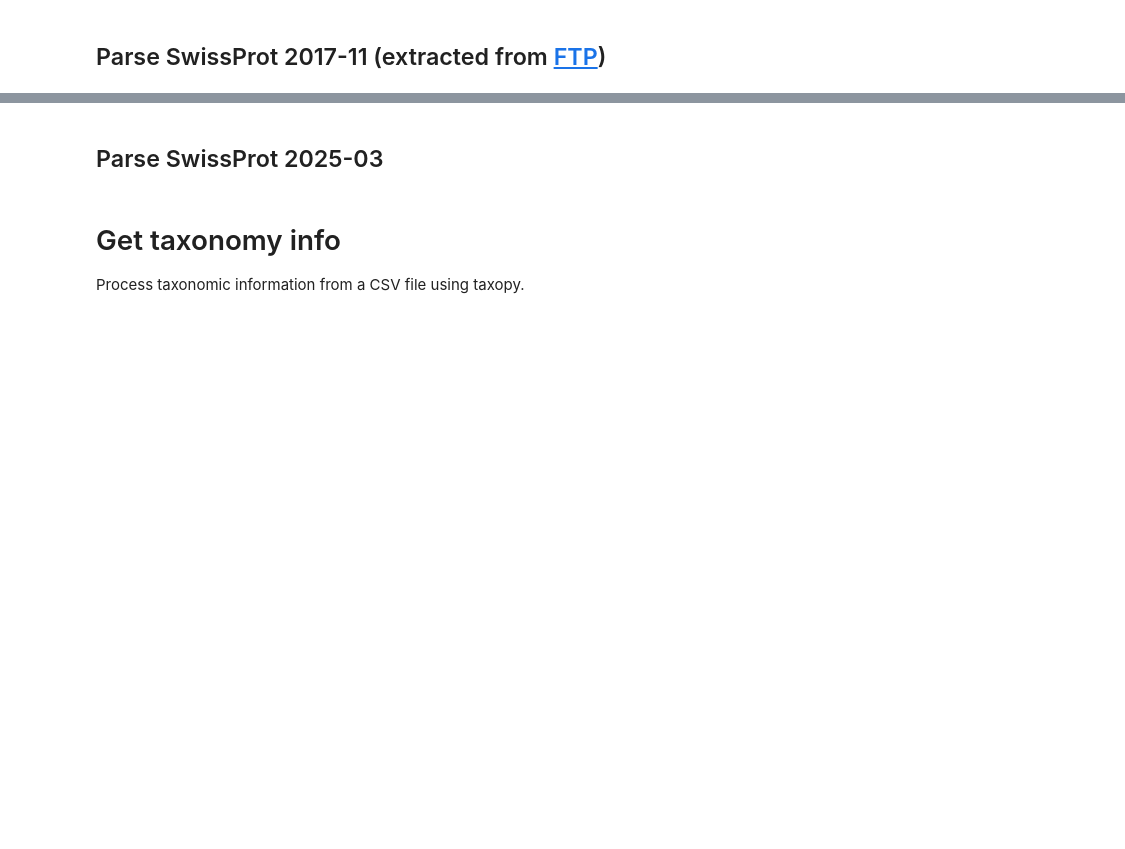
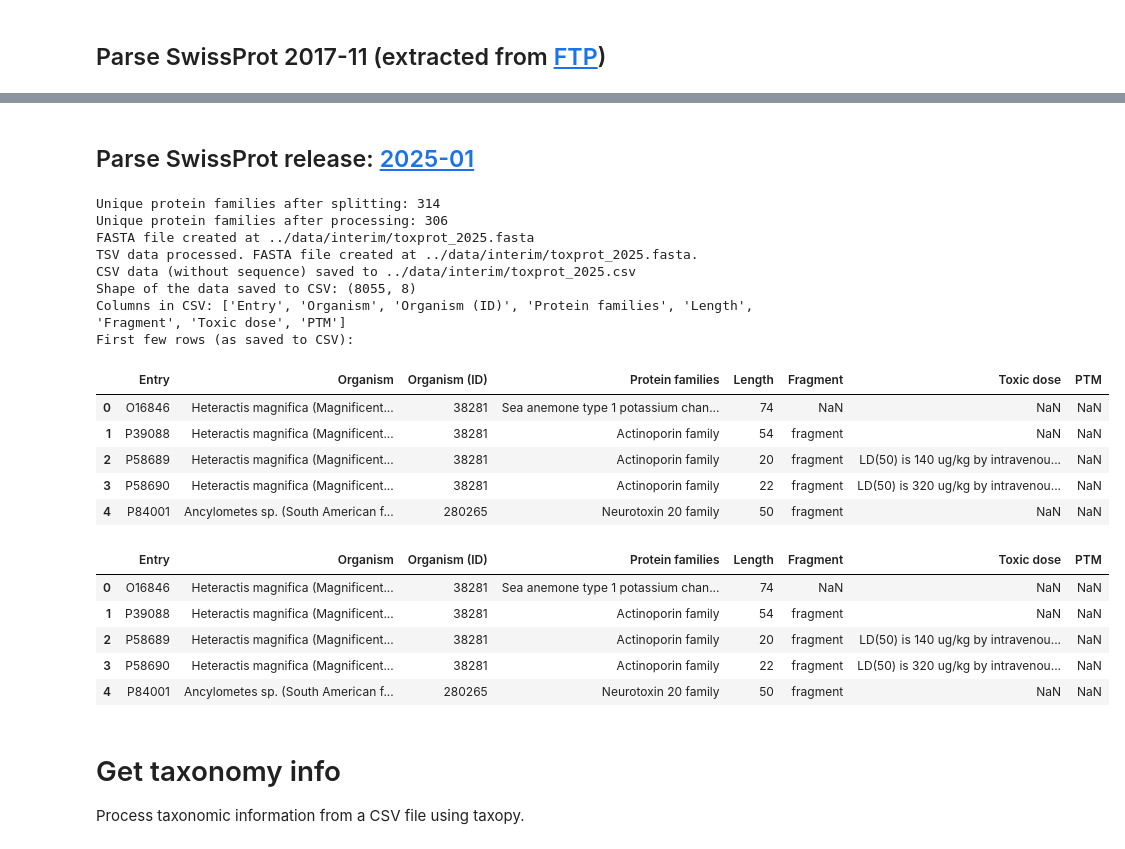
Before and after one commit to tsenoner/toxprot25, a Jupyter notebook: notebook/clean_data.ipynb, the cells around one changed output, grey strips where cells are left out. Cells and saved outputs as stored; diff of their text form; code cells hidden in the pictures; blank space fills up the shorter version.

```diff
--- a/notebook/clean_data.ipynb
+++ b/notebook/clean_data.ipynb
@@ -72,37 +183,75 @@ def update_protfams(df):
+# %% [markdown]
+## Parse SwissProt release: [2025-01](https://ftp.uniprot.org/pub/databases/uniprot/previous_major_releases/release-2025_01/knowledgebase/)
 # %%
-# Define paths for the TSV file
-TSV_INPUT_PATH = DATA_PATH / "interim" / "toxprot_2017.tsv"
-CAV_OUTPUT_PATH = DATA_PATH / "interim" / "toxprot_2017.csv"
+# Define paths for the TSV file and output files
+TSV_INPUT_PATH = DATA_PATH / "interim" / "toxprot_2025.tsv"
+CSV_OUTPUT_PATH = DATA_PATH / "interim" / "toxprot_2025.csv"
+FASTA_OUTPUT_PATH = DATA_PATH / "interim" / "toxprot_2025.fasta"
 
-# Define columns to extract with the correct column name for PTM
+# Define columns to extract, including 'Sequence' for FASTA creation
 COLUMNS_TO_EXTRACT = [
     "Entry",
     "Organism",
     "Organism (ID)",
     "Protein families",
     "Length",
     "Fragment",
     "Toxic dose",
-    "Post-translational modification",  # Correct column name in the TSV file
+    "Post-translational modification",  # Original column name in the TSV file
+    "Sequence",  # Added for FASTA creation
 ]
 
 # Read the TSV file
+# Assuming pandas (pd) and DATA_PATH are defined in previous cells.
 df_tsv = pd.read_csv(TSV_INPUT_PATH, sep="\t", usecols=COLUMNS_TO_EXTRACT)
 
 # Rename 'Post-translational modification' to 'PTM' for consistency
 df_tsv = df_tsv.rename(columns={"Post-translational modification": "PTM"})
 
-# update protein families
+# Update protein families using the pre-defined update_protfams function
 df_tsv = update_protfams(df_tsv)
 
-# Save as CSV
-df_tsv.to_csv(CAV_OUTPUT_PATH, index=False)
+# Create FASTA file
+# The 'Entry' column will be used for headers and 'Sequence' for sequences.
+# This requires df_tsv to contain the 'Sequence' column at this point.
+create_fasta_file(df_tsv, "Entry", "Sequence", FASTA_OUTPUT_PATH)
+
+# Define columns for the CSV output (excluding 'Sequence')
+columns_for_csv = [col for col in df_tsv.columns if col != "Sequence"]
+
+# Save as CSV without the 'Sequence' column
+df_tsv.to_csv(CSV_OUTPUT_PATH, index=False, columns=columns_for_csv)
 
 # Display information about the processed data
-print(f"TSV data extracted and saved to {CAV_OUTPUT_PATH}")
-print(f"Shape of the extracted TSV data: {df_tsv.shape}")
-print(f"Columns: {df_tsv.columns.tolist()}")
-print("First few rows:")
-display(df_tsv.head())
+# The df_tsv DataFrame in memory still contains the 'Sequence' column.
+# For displaying information related to the CSV, we'll use the selected columns.
+print(f"TSV data processed. FASTA file created at {FASTA_OUTPUT_PATH}.")
+print(f"CSV data (without sequence) saved to {CSV_OUTPUT_PATH}")
+
+df_csv_content_view = df_tsv[columns_for_csv]
+print(f"Shape of the data saved to CSV: {df_csv_content_view.shape}")
+print(f"Columns in CSV: {df_csv_content_view.columns.tolist()}")
+print("First few rows (as saved to CSV):")
+display(df_csv_content_view.head())
+display(df_csv_content_view.head())
+# %% [output]
+Unique protein families after splitting: 314
+Unique protein families after processing: 306
+FASTA file created at ../data/interim/toxprot_2025.fasta
+TSV data processed. FASTA file created at ../data/interim/toxprot_2025.fasta.
+CSV data (without sequence) saved to ../data/interim/toxprot_2025.csv
+Shape of the data saved to CSV: (8055, 8)
+Columns in CSV: ['Entry', 'Organism', 'Organism (ID)', 'Protein families', 'Length', 'Fragment', 'Toxic dose', 'PTM']
+First few rows (as saved to CSV):
+|  | Entry | Organism | Organism (ID) | Protein families | Length | Fragment | Toxic dose | PTM |
+| 0 | O16846 | Heteractis magnifica (Magnificent... | 38281 | Sea anemone type 1 potassium chan... | 74 | NaN | NaN | NaN |
+| 1 | P39088 | Heteractis magnifica (Magnificent... | 38281 | Actinoporin family | 54 | fragment | NaN | NaN |
+| 2 | P58689 | Heteractis magnifica (Magnificent... | 38281 | Actinoporin family | 20 | fragment | LD(50) is 140 ug/kg by intravenou... | NaN |
+| 3 | P58690 | Heteractis magnifica (Magnificent... | 38281 | Actinoporin family | 22 | fragment | LD(50) is 320 ug/kg by intravenou... | NaN |
+| 4 | P84001 | Ancylometes sp. (South American f... | 280265 | Neurotoxin 20 family | 50 | fragment | NaN | NaN |
+|  | Entry | Organism | Organism (ID) | Protein families | Length | Fragment | Toxic dose | PTM |
+| 0 | O16846 | Heteractis magnifica (Magnificent... | 38281 | Sea anemone type 1 potassium chan... | 74 | NaN | NaN | NaN |
+| 1 | P39088 | Heteractis magnifica (Magnificent... | 38281 | Actinoporin family | 54 | fragment | NaN | NaN |
+| 2 | P58689 | Heteractis magnifica (Magnificent... | 38281 | Actinoporin family | 20 | fragment | LD(50) is 140 ug/kg by intravenou... | NaN |
+| 3 | P58690 | Heteractis magnifica (Magnificent... | 38281 | Actinoporin family | 22 | fragment | LD(50) is 320 ug/kg by intravenou... | NaN |
+| 4 | P84001 | Ancylometes sp. (South American f... | 280265 | Neurotoxin 20 family | 50 | fragment | NaN | NaN |
-# %% [markdown]
-## Parse SwissProt 2025-03
```
Also changed, not shown: parts of 4 cells of this notebook, 9 other files.
